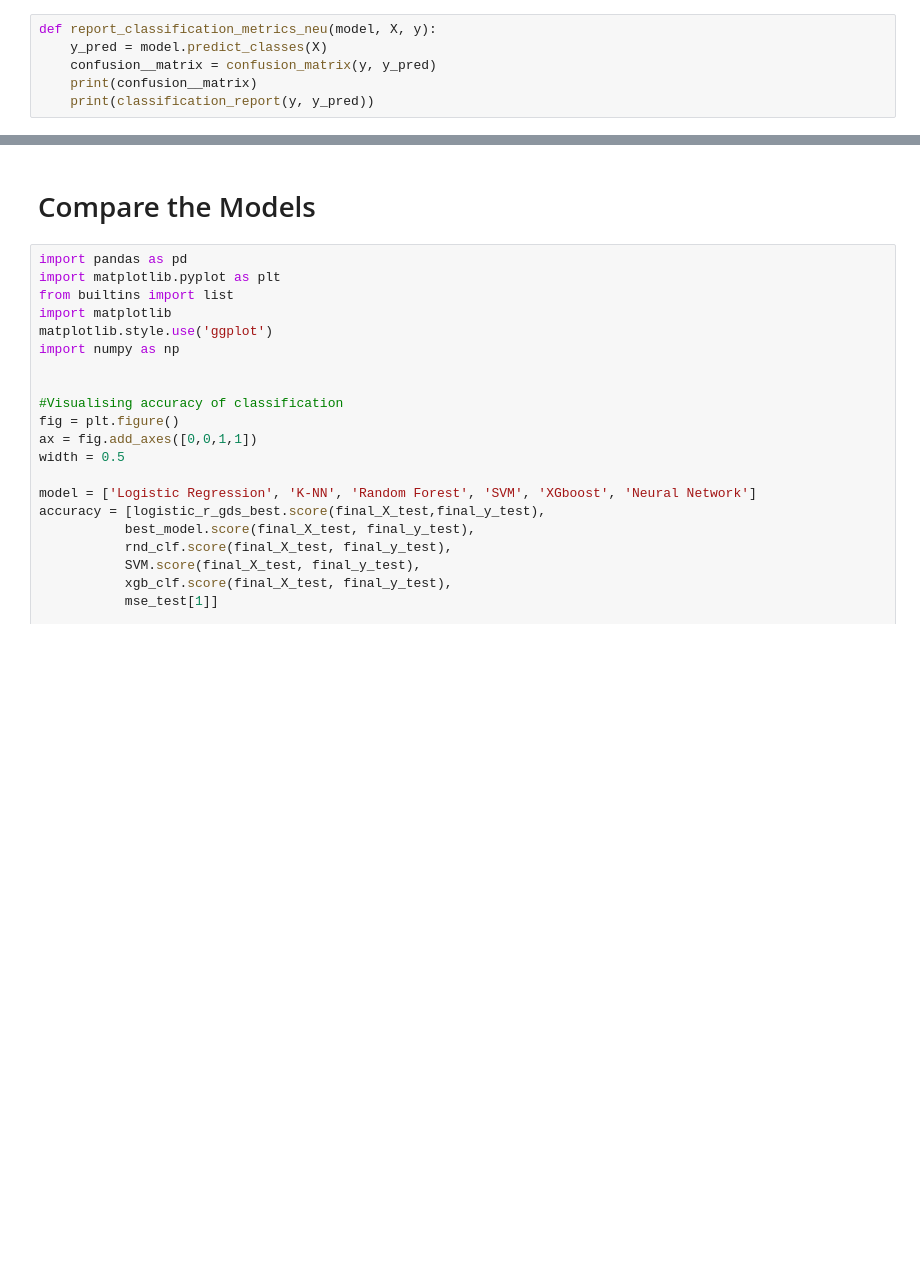
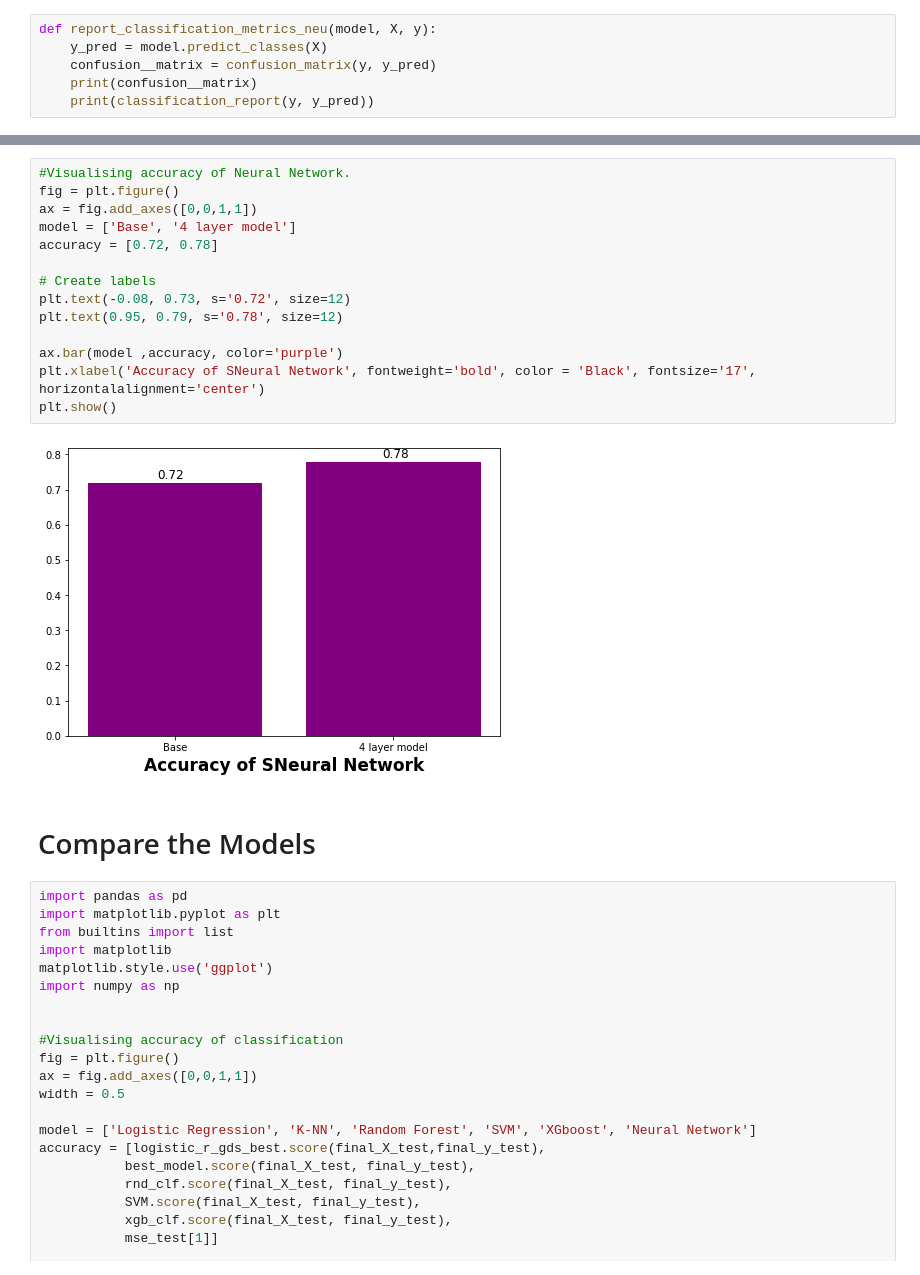
Before and after one commit to shunki-akiyama/HR-Analytics, a Jupyter notebook: HR Analytics.ipynb, the cells around one changed output, grey strips where cells are left out. Cells and saved outputs as stored; diff of their text form; blank space fills up the shorter version.

```diff
--- a/HR Analytics.ipynb
+++ b/HR Analytics.ipynb
@@ -1481,3 +1725,19 @@ weighted avg       0.76      0.75      0.74        32
+# %%
+#Visualising accuracy of Neural Network.
+fig = plt.figure()
+ax = fig.add_axes([0,0,1,1])
+model = ['Base', '4 layer model']
+accuracy = [0.72, 0.78]
+
+# Create labels
+plt.text(-0.08, 0.73, s='0.72', size=12)
+plt.text(0.95, 0.79, s='0.78', size=12)
+
+ax.bar(model ,accuracy, color='purple')
+plt.xlabel('Accuracy of SNeural Network', fontweight='bold', color = 'Black', fontsize='17', horizontalalignment='center')
+plt.show()
+# %% [output]
+[figure, added]
 # %% [markdown]
 # Compare the Models
 # %%
```
Also changed, not shown: parts of 41 cells of this notebook.
